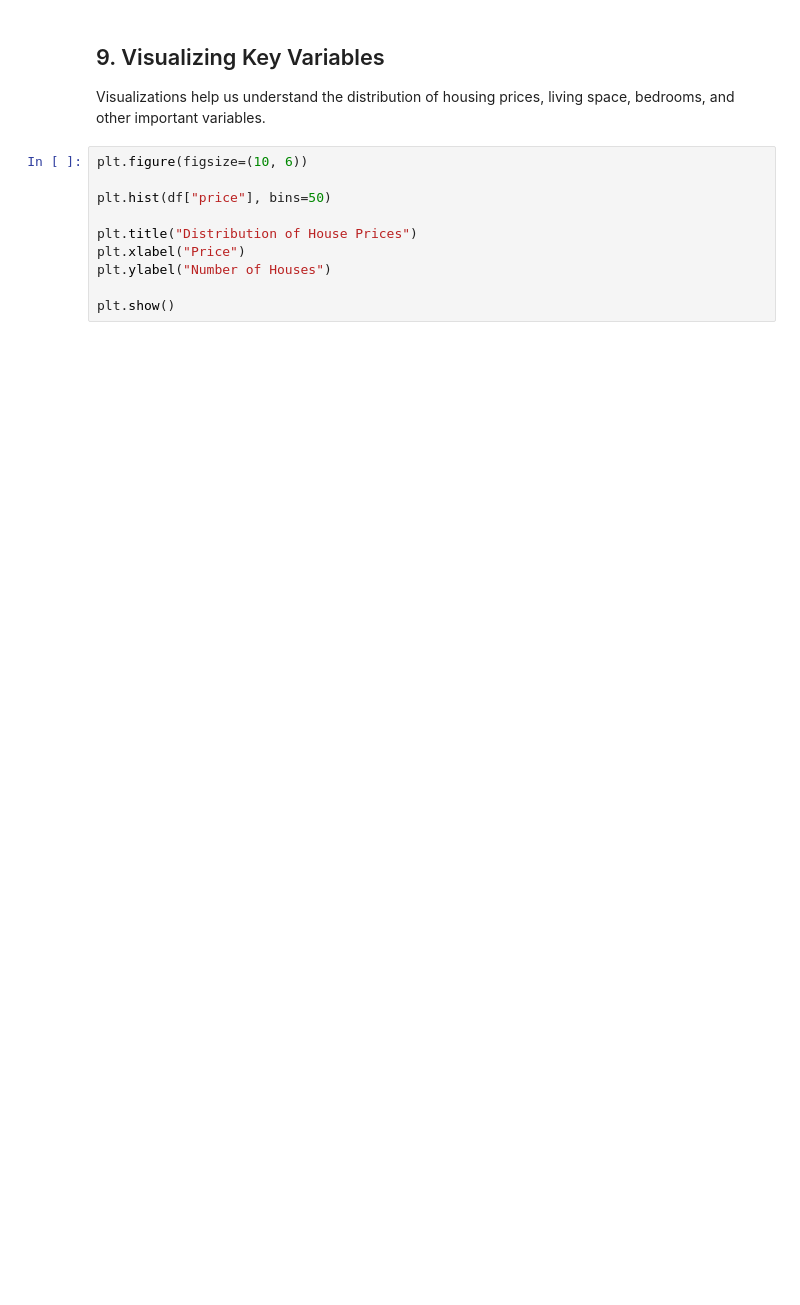
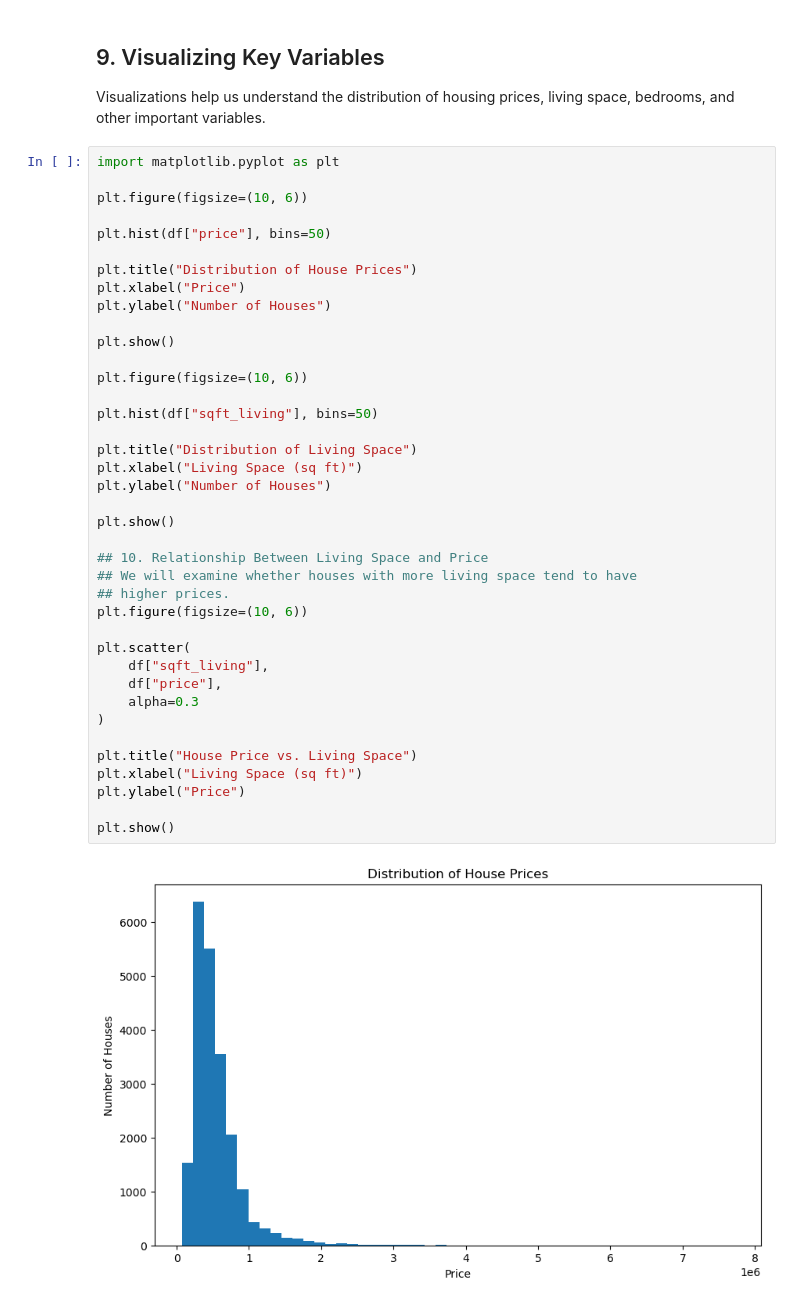
Before and after one commit to Tatianaob/seattle-housing-analysis, a Jupyter notebook: notebooks/01_exploratory_data_analysis.ipynb, the cells around one changed output. Drawn from its saved outputs; the diff is of its cells as text; blank space fills up the shorter version.

Commit message:
Charts for relationship between living space and price

```diff
--- a/notebooks/01_exploratory_data_analysis.ipynb
+++ b/notebooks/01_exploratory_data_analysis.ipynb
@@ -86,12 +112,43 @@ print("Living space <= 0:", (df["sqft_living"] <= 0).sum())
 Visualizations help us understand the distribution of housing prices,
 living space, bedrooms, and other important variables.
 # %%
+import matplotlib.pyplot as plt
+
 plt.figure(figsize=(10, 6))
 
 plt.hist(df["price"], bins=50)
 
 plt.title("Distribution of House Prices")
 plt.xlabel("Price")
 plt.ylabel("Number of Houses")
 
 plt.show()
+
+plt.figure(figsize=(10, 6))
+
+plt.hist(df["sqft_living"], bins=50)
+
+plt.title("Distribution of Living Space")
+plt.xlabel("Living Space (sq ft)")
+plt.ylabel("Number of Houses")
+
+plt.show()
+
+## 10. Relationship Between Living Space and Price
+## We will examine whether houses with more living space tend to have
+## higher prices.
+plt.figure(figsize=(10, 6))
+
+plt.scatter(
+    df["sqft_living"],
+    df["price"],
+    alpha=0.3
+)
+
+plt.title("House Price vs. Living Space")
+plt.xlabel("Living Space (sq ft)")
+plt.ylabel("Price")
+
+plt.show()
+# %% [output]
+[figure, added]
```
Also changed, not shown: parts of 5 cells of this notebook.
